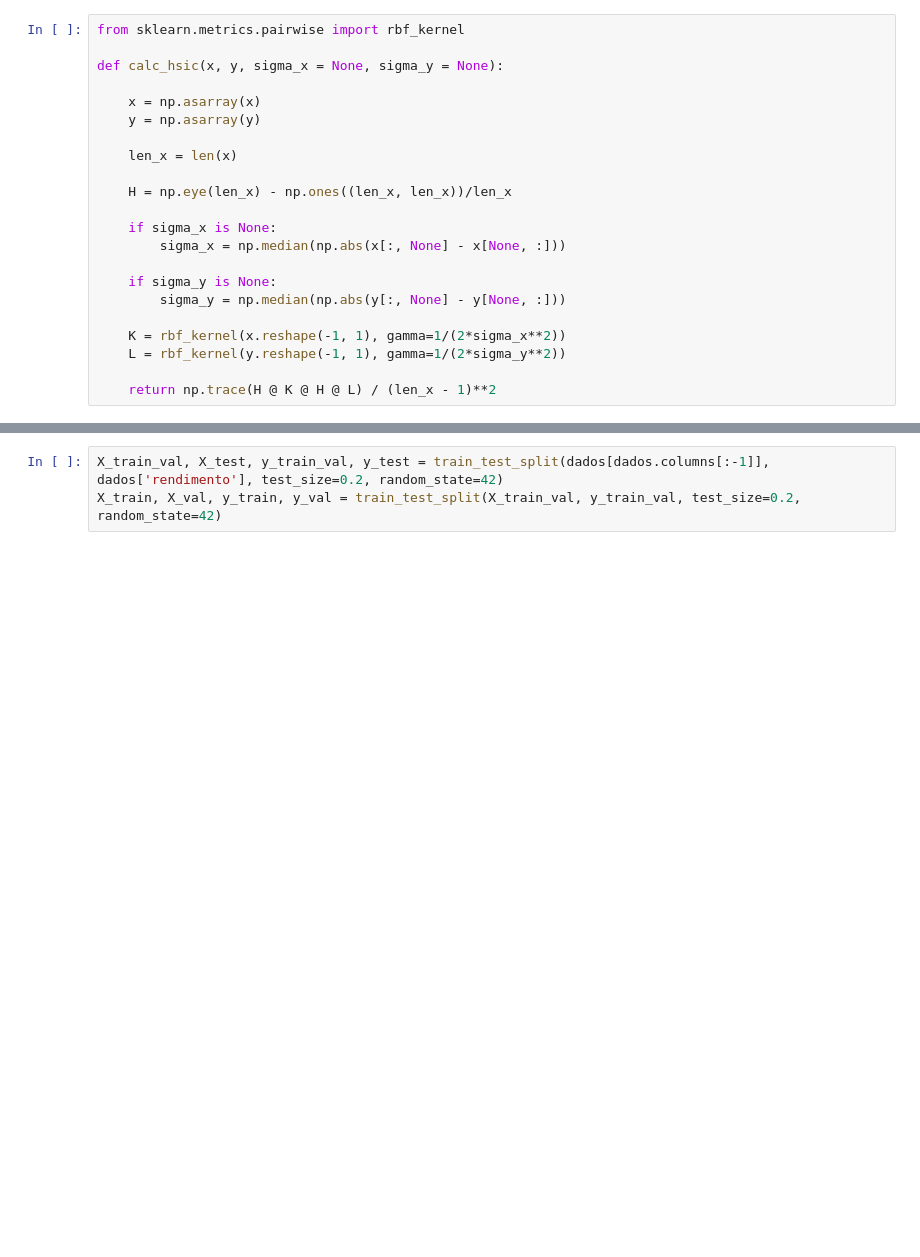
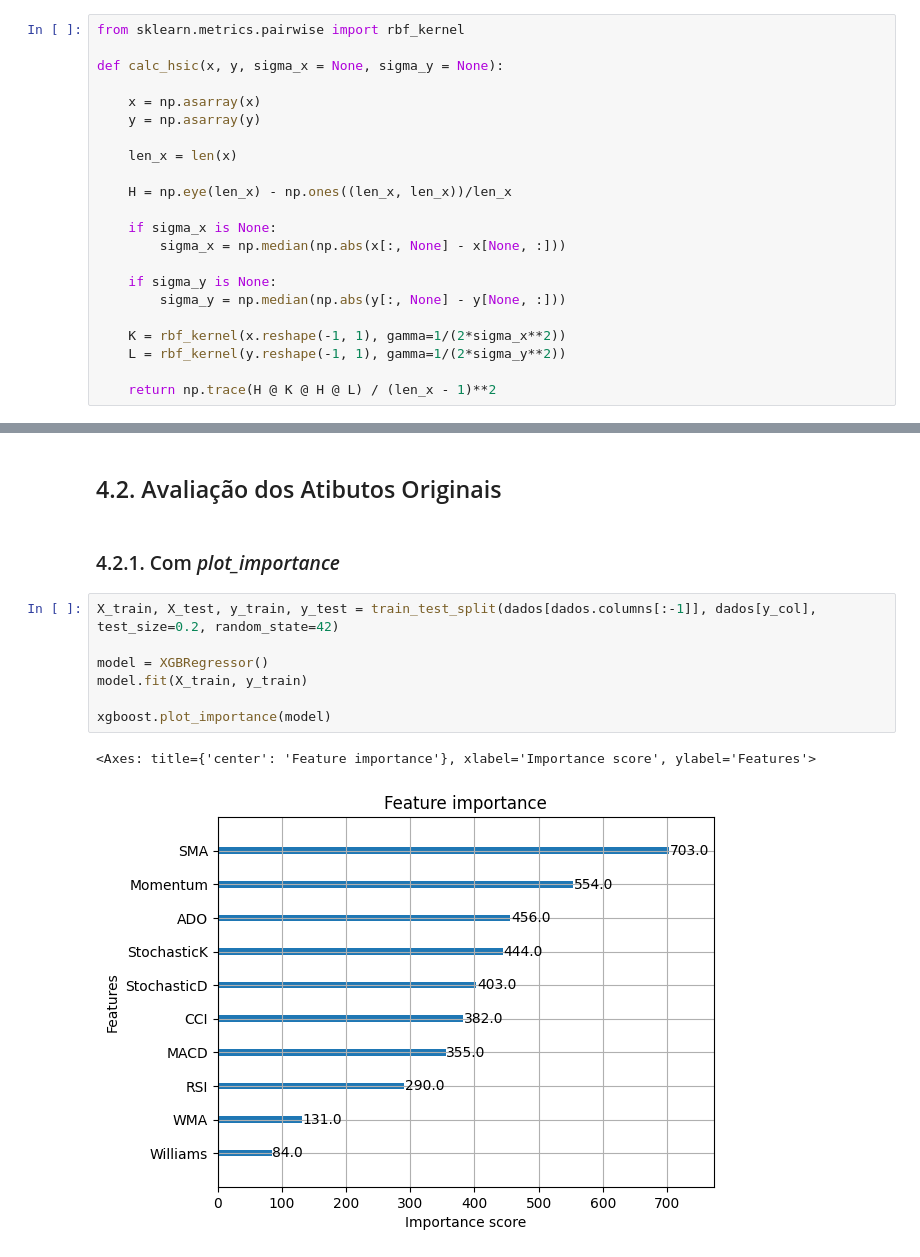
Before and after one commit to c-mmonteiro/t1-algo-feature, a Jupyter notebook: Trabaho1_MI.ipynb, the cells around one changed output, grey strips where cells are left out. Cells and saved outputs as stored; diff of their text form; blank space fills up the shorter version.

```diff
--- a/Trabaho1_MI.ipynb
+++ b/Trabaho1_MI.ipynb
@@ -342,3 +456,14 @@ Separa os **Dados Iniciais** em treino, validação e teste
+# %% [markdown]
+## 4.2. Avaliação dos Atibutos Originais
+# %% [markdown]
+### 4.2.1. Com *plot_importance*
 # %%
-X_train_val, X_test, y_train_val, y_test = train_test_split(dados[dados.columns[:-1]], dados['rendimento'], test_size=0.2, random_state=42)
-X_train, X_val, y_train, y_val = train_test_split(X_train_val, y_train_val, test_size=0.2, random_state=42)
+X_train, X_test, y_train, y_test = train_test_split(dados[dados.columns[:-1]], dados[y_col], test_size=0.2, random_state=42)
+
+model = XGBRegressor()
+model.fit(X_train, y_train)
+
+xgboost.plot_importance(model)
+# %% [output]
+<Axes: title={'center': 'Feature importance'}, xlabel='Importance score', ylabel='Features'>
+[figure, added]
```
Also changed, not shown: parts of 72 cells of this notebook.
